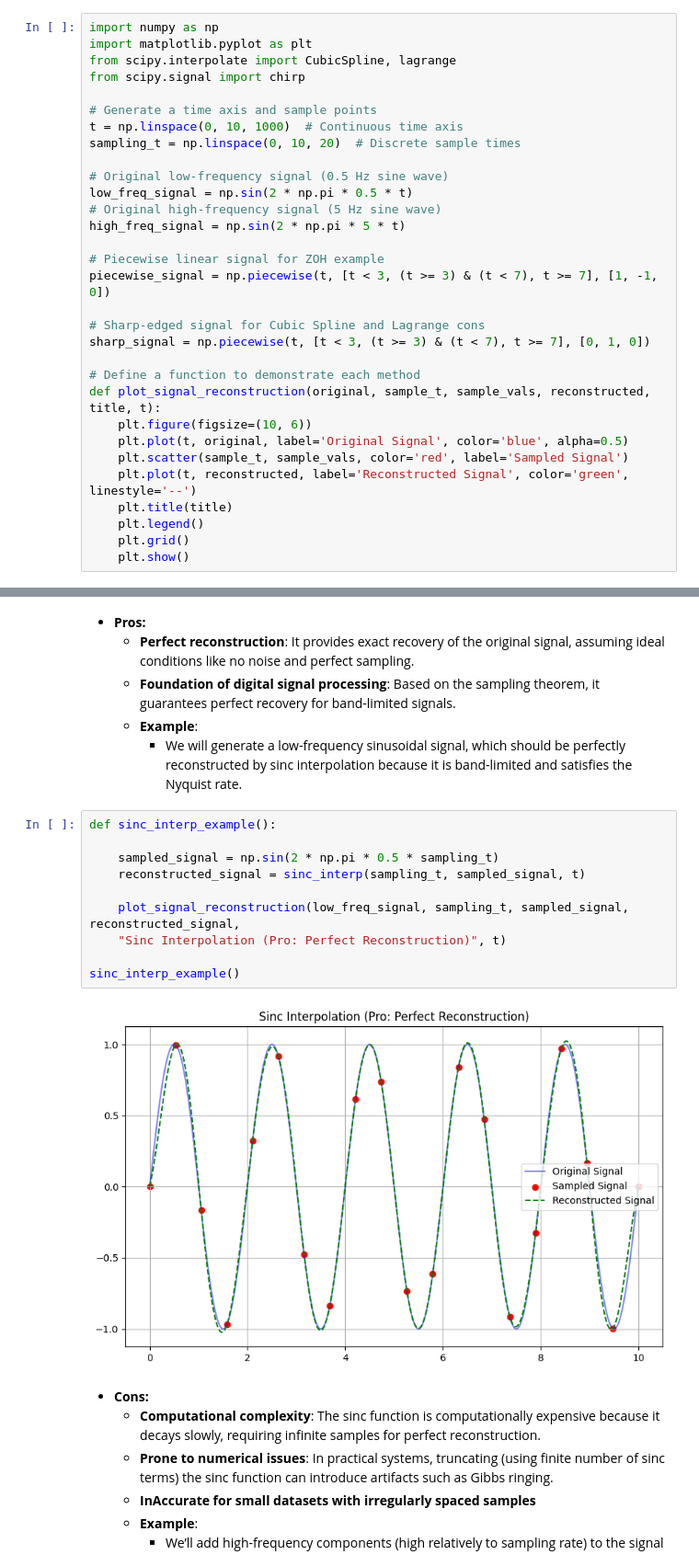
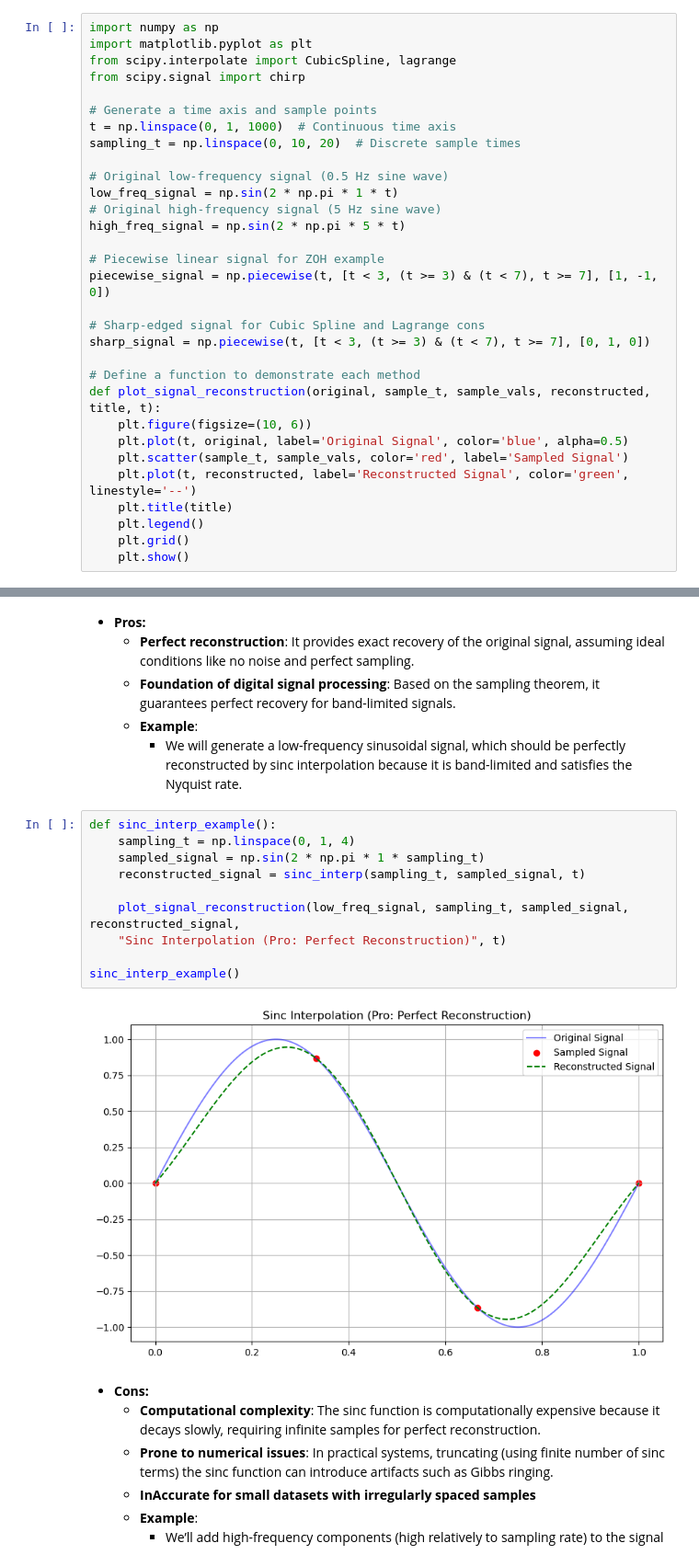
Before and after one commit to somaiaahmed/Sampling-Studio, a Jupyter notebook: signal reconstruction methods.ipynb, the cells around one changed output, grey strips where cells are left out. Shown at 92% size. Cells and saved outputs as stored; diff of their text form.

```diff
--- a/signal reconstruction methods.ipynb
+++ b/signal reconstruction methods.ipynb
@@ -7,11 +7,11 @@ from scipy.interpolate import CubicSpline, lagrange
 from scipy.signal import chirp
 
 # Generate a time axis and sample points
-t = np.linspace(0, 10, 1000)  # Continuous time axis
+t = np.linspace(0, 1, 1000)  # Continuous time axis
 sampling_t = np.linspace(0, 10, 20)  # Discrete sample times
 
 # Original low-frequency signal (0.5 Hz sine wave)
-low_freq_signal = np.sin(2 * np.pi * 0.5 * t)
+low_freq_signal = np.sin(2 * np.pi * 1 * t)
 # Original high-frequency signal (5 Hz sine wave)
 high_freq_signal = np.sin(2 * np.pi * 5 * t)
 
@@ -83,16 +83,16 @@ plt.show()
         - We will generate a low-frequency sinusoidal signal, which should be perfectly reconstructed by sinc interpolation because it is band-limited and satisfies the Nyquist rate.
 # %%
 def sinc_interp_example():
-
-    sampled_signal = np.sin(2 * np.pi * 0.5 * sampling_t)
+    sampling_t = np.linspace(0, 1, 4)
+    sampled_signal = np.sin(2 * np.pi * 1 * sampling_t)
     reconstructed_signal = sinc_interp(sampling_t, sampled_signal, t)
 
     plot_signal_reconstruction(low_freq_signal, sampling_t, sampled_signal, reconstructed_signal,
     "Sinc Interpolation (Pro: Perfect Reconstruction)", t)
 
 sinc_interp_example()
 # %% [output]
-[figure, old version]
+[figure, new version]
 # %% [markdown]
 - **Cons:**
     - **Computational complexity**: The sinc function is computationally expensive because it decays slowly, requiring infinite samples for perfect reconstruction.
```
Also changed, not shown: parts of 15 cells of this notebook.
